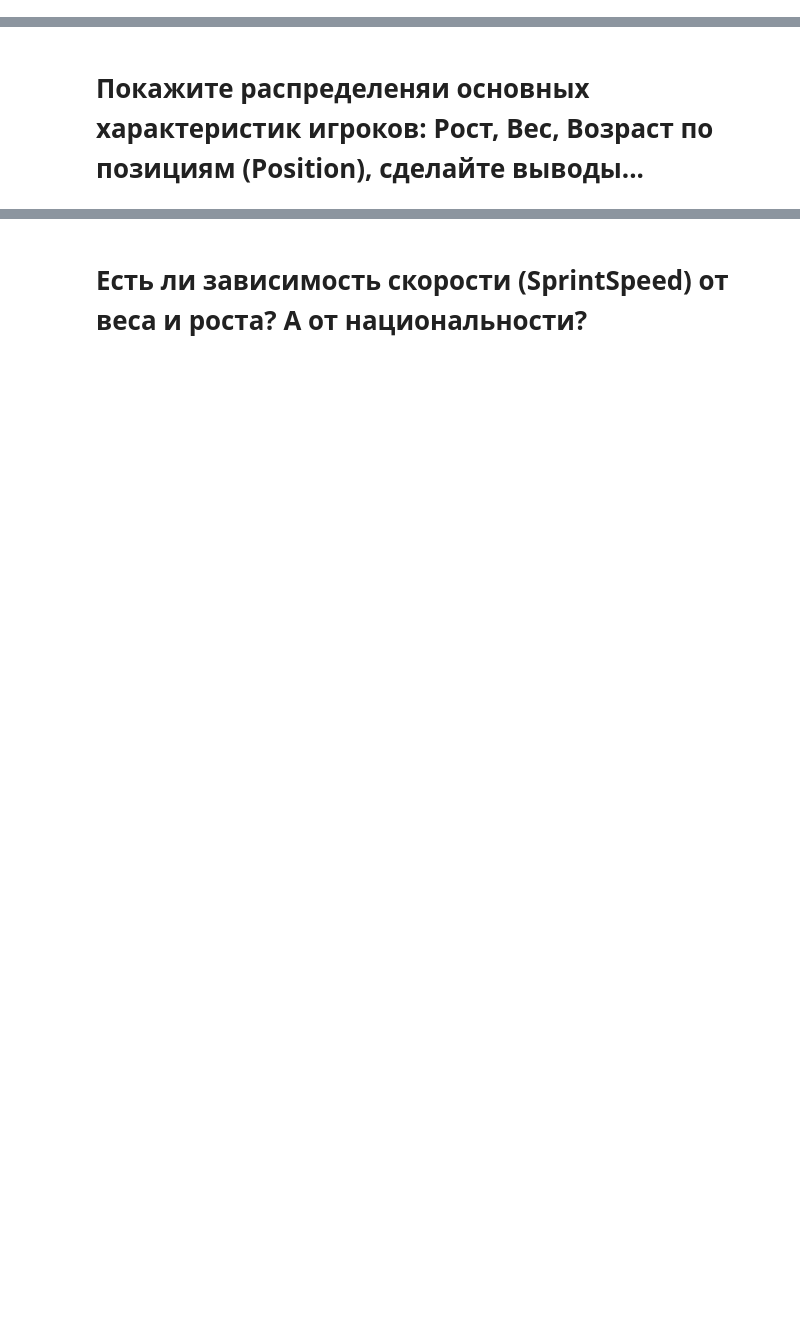
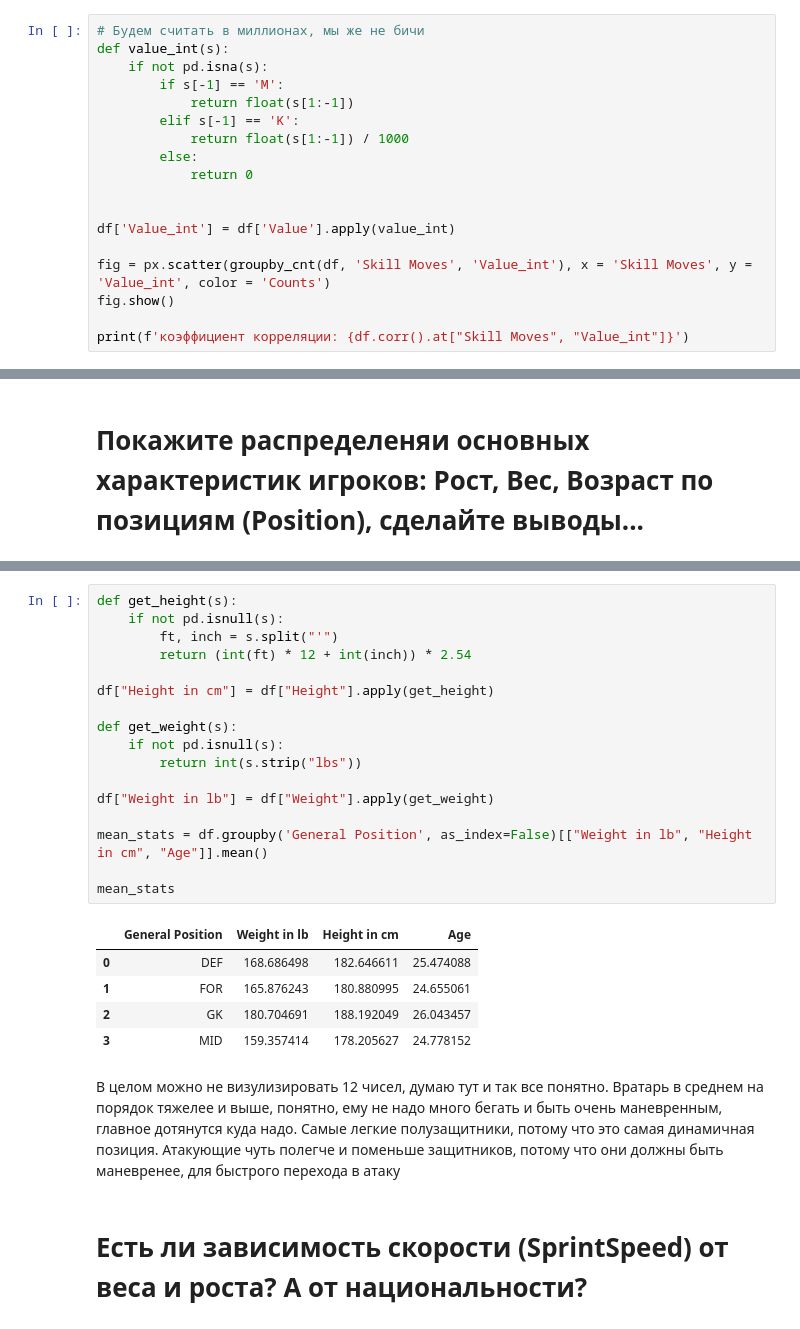
Before and after one commit to kryzhikov/Sample-ML-Repo, a Jupyter notebook: 02. Data Wrangling/fifaeda/fifaeda.ipynb, the cells around one changed output, grey strips where cells are left out. Saved outputs shown, nothing was run; the diff lists cells and outputs as text; blank space fills up the shorter version.

```diff
--- a/02. Data Wrangling/fifaeda/fifaeda.ipynb
+++ b/02. Data Wrangling/fifaeda/fifaeda.ipynb
@@ -102,2 +188,20 @@ df[['Wage']].head(10)
 # %% [markdown]
 # Зависит ли Стоимость игрока стоимость (Value) игрока от его "финтов" (Skill Moves)?
+# %%
+# Будем считать в миллионах, мы же не бичи
+def value_int(s):
+    if not pd.isna(s):
+        if s[-1] == 'M':
+            return float(s[1:-1])
+        elif s[-1] == 'K':
+            return float(s[1:-1]) / 1000
+        else:
+            return 0
+
+
+df['Value_int'] = df['Value'].apply(value_int)
+
+fig = px.scatter(groupby_cnt(df, 'Skill Moves', 'Value_int'), x = 'Skill Moves', y = 'Value_int', color = 'Counts')
+fig.show()
+
+print(f'коэффициент корреляции: {df.corr().at["Skill Moves", "Value_int"]}')
@@ -108,2 +252,27 @@ df[['Wage']].head(10)
+# %%
+def get_height(s):
+    if not pd.isnull(s):
+        ft, inch = s.split("'")
+        return (int(ft) * 12 + int(inch)) * 2.54
+
+df["Height in cm"] = df["Height"].apply(get_height)
+
+def get_weight(s):
+    if not pd.isnull(s):
+        return int(s.strip("lbs"))
+
+df["Weight in lb"] = df["Weight"].apply(get_weight)
+
+mean_stats = df.groupby('General Position', as_index=False)[["Weight in lb", "Height in cm", "Age"]].mean()
+
+mean_stats
+# %% [output]
+|  | General Position | Weight in lb | Height in cm | Age |
+| 0 | DEF | 168.686498 | 182.646611 | 25.474088 |
+| 1 | FOR | 165.876243 | 180.880995 | 24.655061 |
+| 2 | GK | 180.704691 | 188.192049 | 26.043457 |
+| 3 | MID | 159.357414 | 178.205627 | 24.778152 |
+# %% [markdown]
+В целом можно не визулизировать 12 чисел, думаю тут и так все понятно. Вратарь в среднем на порядок тяжелее и выше, понятно, ему не надо много бегать и быть очень маневренным, главное дотянутся куда надо. Самые легкие полузащитники, потому что это самая динамичная позиция. Атакующие чуть полегче и поменьше защитников, потому что они должны быть маневренее, для быстрого перехода в атаку
 # %% [markdown]
 # Есть ли зависимость скорости (SprintSpeed) от веса и роста? А от национальности?
```
Also changed, not shown: parts of 49 cells of this notebook, 3 other files.
